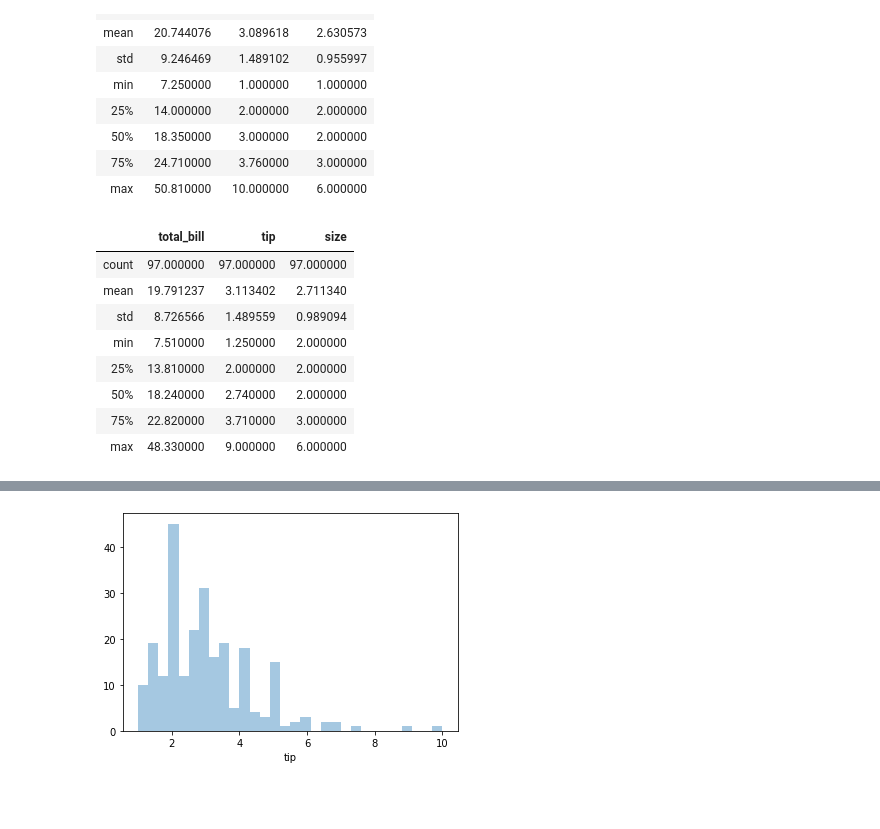
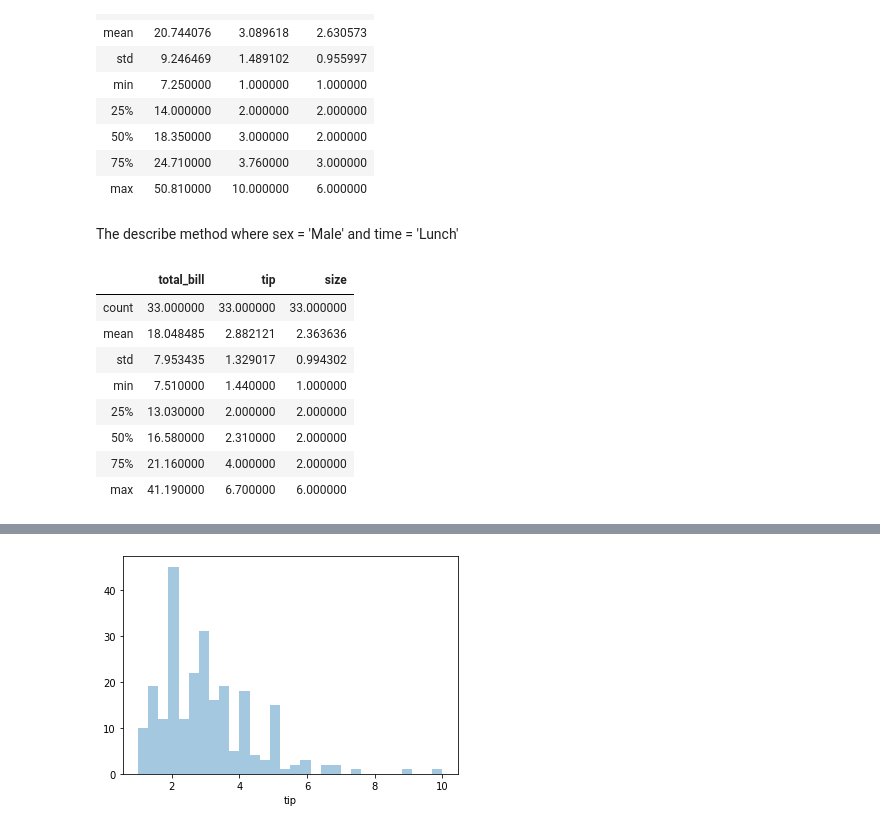
Before and after one commit to neadie/FundamentalsOfDataAnalysisProject, a Jupyter notebook: DataAnalyticsFundamentals.ipynb, the cells around one changed output, grey strips where cells are left out. Saved outputs shown, nothing was run; the diff lists cells and outputs as text; code cells hidden in the pictures; blank space fills up the shorter version.

```diff
--- a/DataAnalyticsFundamentals.ipynb
+++ b/DataAnalyticsFundamentals.ipynb
@@ -49,15 +51,17 @@ Numerical variables are simply those for which the values are numbers. The first
 | 50% | 18.350000 | 3.000000 | 2.000000 |
 | 75% | 24.710000 | 3.760000 | 3.000000 |
 | max | 50.810000 | 10.000000 | 6.000000 |
+# %% [markdown]
+The describe method where sex = 'Male' and time = 'Lunch'
 # %%
-(tips.loc[(tips.loc[:,'sex']== 'Male')  & (tips.loc[:,'smoker'] == 'No')]).describe()
+(tips.loc[(tips.loc[:,'sex']== 'Male')  & (tips.loc[:,'time'] == 'Lunch')]).describe()
 # %% [output]
 |  | total_bill | tip | size |
-| count | 97.000000 | 97.000000 | 97.000000 |
-| mean | 19.791237 | 3.113402 | 2.711340 |
-| std | 8.726566 | 1.489559 | 0.989094 |
-| min | 7.510000 | 1.250000 | 2.000000 |
-| 25% | 13.810000 | 2.000000 | 2.000000 |
-| 50% | 18.240000 | 2.740000 | 2.000000 |
-| 75% | 22.820000 | 3.710000 | 3.000000 |
-| max | 48.330000 | 9.000000 | 6.000000 |
+| count | 33.000000 | 33.000000 | 33.000000 |
+| mean | 18.048485 | 2.882121 | 2.363636 |
+| std | 7.953435 | 1.329017 | 0.994302 |
+| min | 7.510000 | 1.440000 | 1.000000 |
+| 25% | 13.030000 | 2.000000 | 2.000000 |
+| 50% | 16.580000 | 2.310000 | 2.000000 |
+| 75% | 21.160000 | 4.000000 | 2.000000 |
+| max | 41.190000 | 6.700000 | 6.000000 |
```
Also changed, not shown: parts of 10 cells of this notebook.
